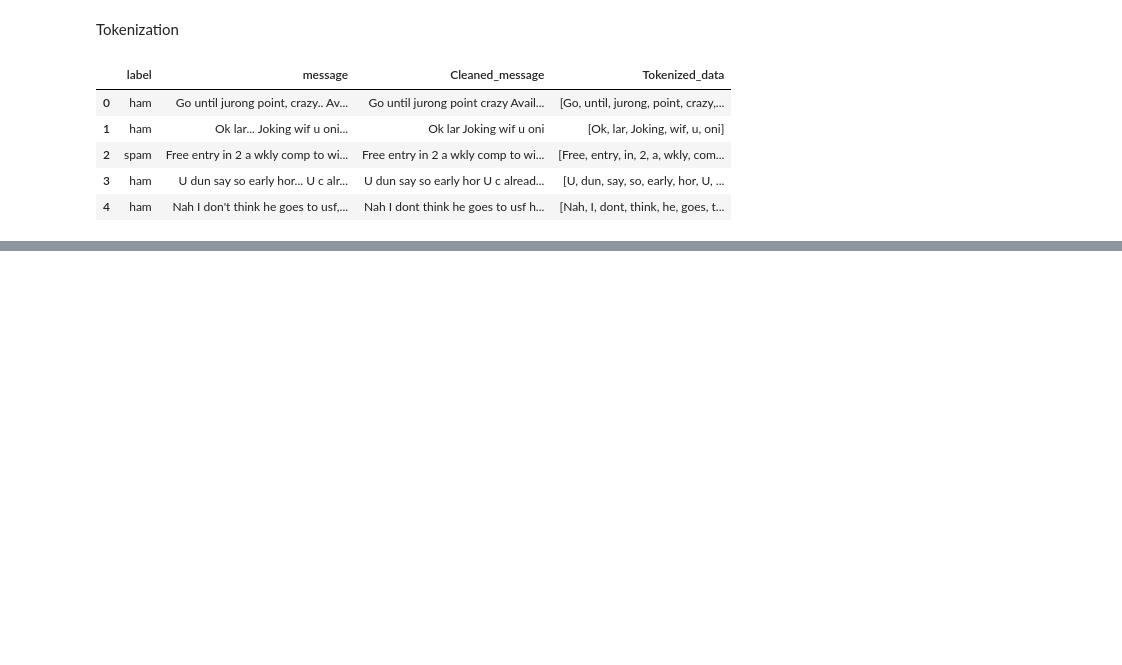
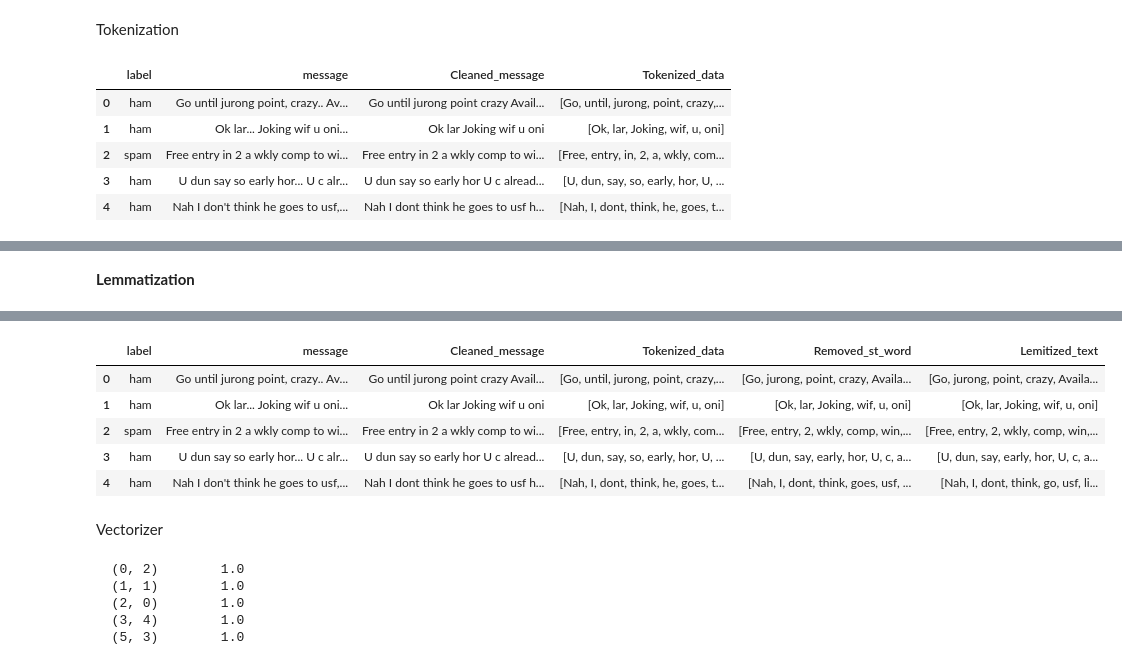
Before and after one commit to Mehedy302/Natural-Language-Processing, a Jupyter notebook: Data_cleaning.ipynb, the cells around one changed output, grey strips where cells are left out. Cells and saved outputs as stored; diff of their text form; code cells hidden in the pictures; blank space fills up the shorter version.

```diff
--- a/Data_cleaning.ipynb
+++ b/Data_cleaning.ipynb
@@ -70,0 +73,10 @@ data.head(5)
+# %%
+import nltk
+nltk.download('stopwords')
+st_words = nltk.corpus.stopwords.words('english')
+
+print(st_words[:30])
+def rem_st(text):
+  return [i for i in text if i not in st_words]
+
+data['Removed_st_word'] = data['Tokenized_data'].apply(lambda x: rem_st(x))
@@ -70,0 +96,14 @@ data.head(5)
+# %% [markdown]
+**Lemmatization**
+# %%
+from nltk.stem import WordNetLemmatizer
+nltk.download('wordnet')
+wordnet_lemmatizer = WordNetLemmatizer()
+
+def lem_text(text):
+  return [wordnet_lemmatizer.lemmatize(word) for word in text]
+
+data['Lemitized_text']  = data['Removed_st_word'].apply(lambda x: lem_text(x))
+
+data.head(5)
+# %% [output]
@@ -70,0 +111,8 @@ data.head(5)
+|  | label | message | Cleaned_message | Tokenized_data | Removed_st_word | Lemitized_text |
+| 0 | ham | Go until jurong point, crazy.. Av... | Go until jurong point crazy Avail... | [Go, until, jurong, point, crazy,... | [Go, jurong, point, crazy, Availa... | [Go, jurong, point, crazy, Availa... |
+| 1 | ham | Ok lar... Joking wif u oni... | Ok lar Joking wif u oni | [Ok, lar, Joking, wif, u, oni] | [Ok, lar, Joking, wif, u, oni] | [Ok, lar, Joking, wif, u, oni] |
+| 2 | spam | Free entry in 2 a wkly comp to wi... | Free entry in 2 a wkly comp to wi... | [Free, entry, in, 2, a, wkly, com... | [Free, entry, 2, wkly, comp, win,... | [Free, entry, 2, wkly, comp, win,... |
+| 3 | ham | U dun say so early hor... U c alr... | U dun say so early hor U c alread... | [U, dun, say, so, early, hor, U, ... | [U, dun, say, early, hor, U, c, a... | [U, dun, say, early, hor, U, c, a... |
+| 4 | ham | Nah I don't think he goes to usf,... | Nah I dont think he goes to usf h... | [Nah, I, dont, think, he, goes, t... | [Nah, I, dont, think, goes, usf, ... | [Nah, I, dont, think, go, usf, li... |
+# %% [markdown]
+Vectorizer
@@ -70,0 +124,8 @@ data.head(5)
+# %%
+print(doc_vec)
+# %% [output]
+  (0, 2)        1.0
+  (1, 1)        1.0
+  (2, 0)        1.0
+  (3, 4)        1.0
+  (5, 3)        1.0
```
Also changed, not shown: parts of 7 cells of this notebook.
